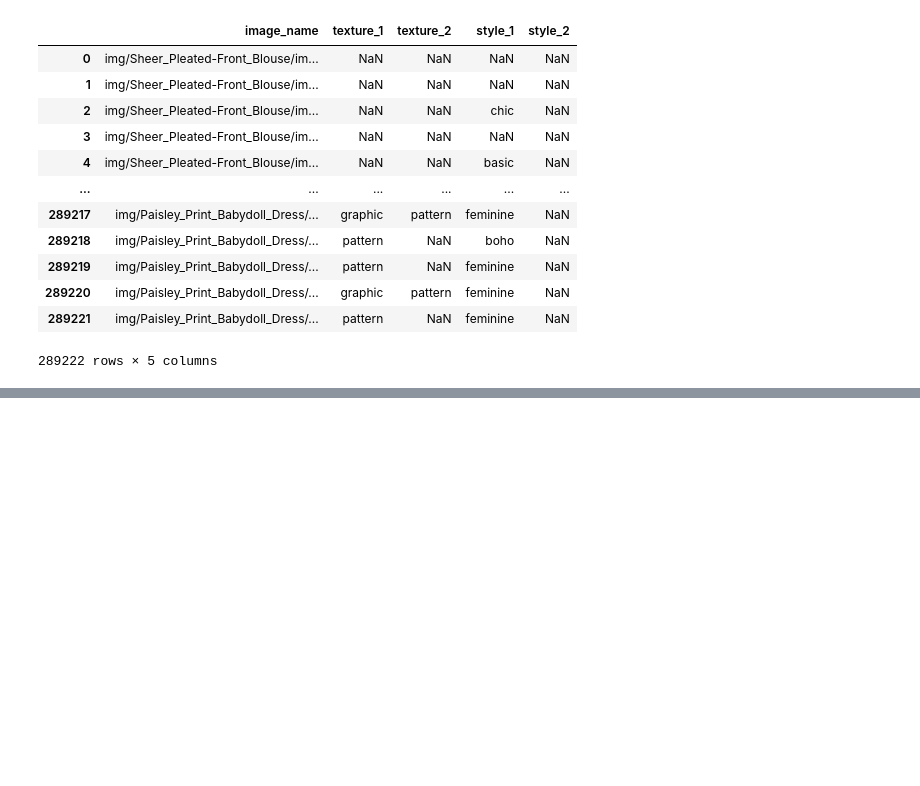
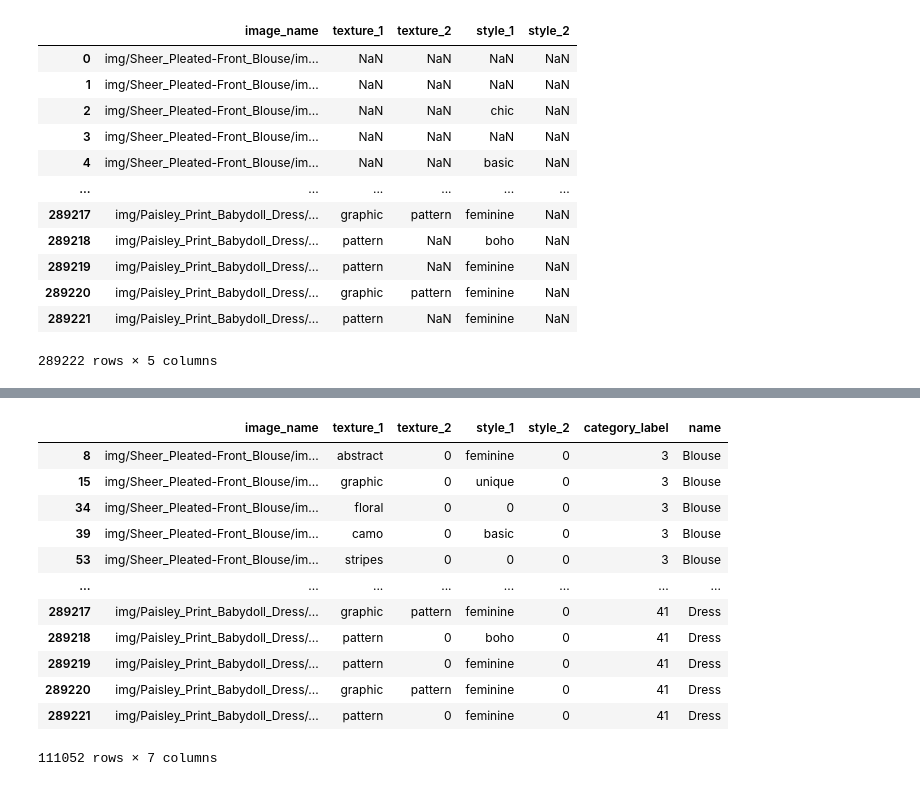
Before and after one commit to Shinest-changwon/OMG_dress_recommend, a Jupyter notebook: 1_data/★Final_data★/oht_my_god_data_table.ipynb, the cells around one changed output, grey strips where cells are left out. Cells and saved outputs as stored; diff of their text form; code cells hidden in the pictures; blank space fills up the shorter version.

```diff
--- a/1_data/★Final_data★/oht_my_god_data_table.ipynb
+++ b/1_data/★Final_data★/oht_my_god_data_table.ipynb
@@ -103,0 +124,19 @@ df_final
+# %%
+t = df_final_0[ (df_final_0['texture_1'] == 0)                  #  174873에서   111052개로 줄어듬. / 'texture1', 'texture2' 값이 0인 것들은 지움.
+                & (df_final_0['texture_2'] == 0) ].index
+df_final_0_t = df_final_0.drop(t)
+df_final_0_t
+# %% [output]
+|  | image_name | texture_1 | texture_2 | style_1 | style_2 | category_label | name |
+| 8 | img/Sheer_Pleated-Front_Blouse/im... | abstract | 0 | feminine | 0 | 3 | Blouse |
+| 15 | img/Sheer_Pleated-Front_Blouse/im... | graphic | 0 | unique | 0 | 3 | Blouse |
+| 34 | img/Sheer_Pleated-Front_Blouse/im... | floral | 0 | 0 | 0 | 3 | Blouse |
+| 39 | img/Sheer_Pleated-Front_Blouse/im... | camo | 0 | basic | 0 | 3 | Blouse |
+| 53 | img/Sheer_Pleated-Front_Blouse/im... | stripes | 0 | 0 | 0 | 3 | Blouse |
+| ... | ... | ... | ... | ... | ... | ... | ... |
+| 289217 | img/Paisley_Print_Babydoll_Dress/... | graphic | pattern | feminine | 0 | 41 | Dress |
+| 289218 | img/Paisley_Print_Babydoll_Dress/... | pattern | 0 | boho | 0 | 41 | Dress |
+| 289219 | img/Paisley_Print_Babydoll_Dress/... | pattern | 0 | feminine | 0 | 41 | Dress |
+| 289220 | img/Paisley_Print_Babydoll_Dress/... | graphic | pattern | feminine | 0 | 41 | Dress |
+| 289221 | img/Paisley_Print_Babydoll_Dress/... | pattern | 0 | feminine | 0 | 41 | Dress |
+111052 rows × 7 columns
```
Also changed, not shown: parts of 9 cells of this notebook.
